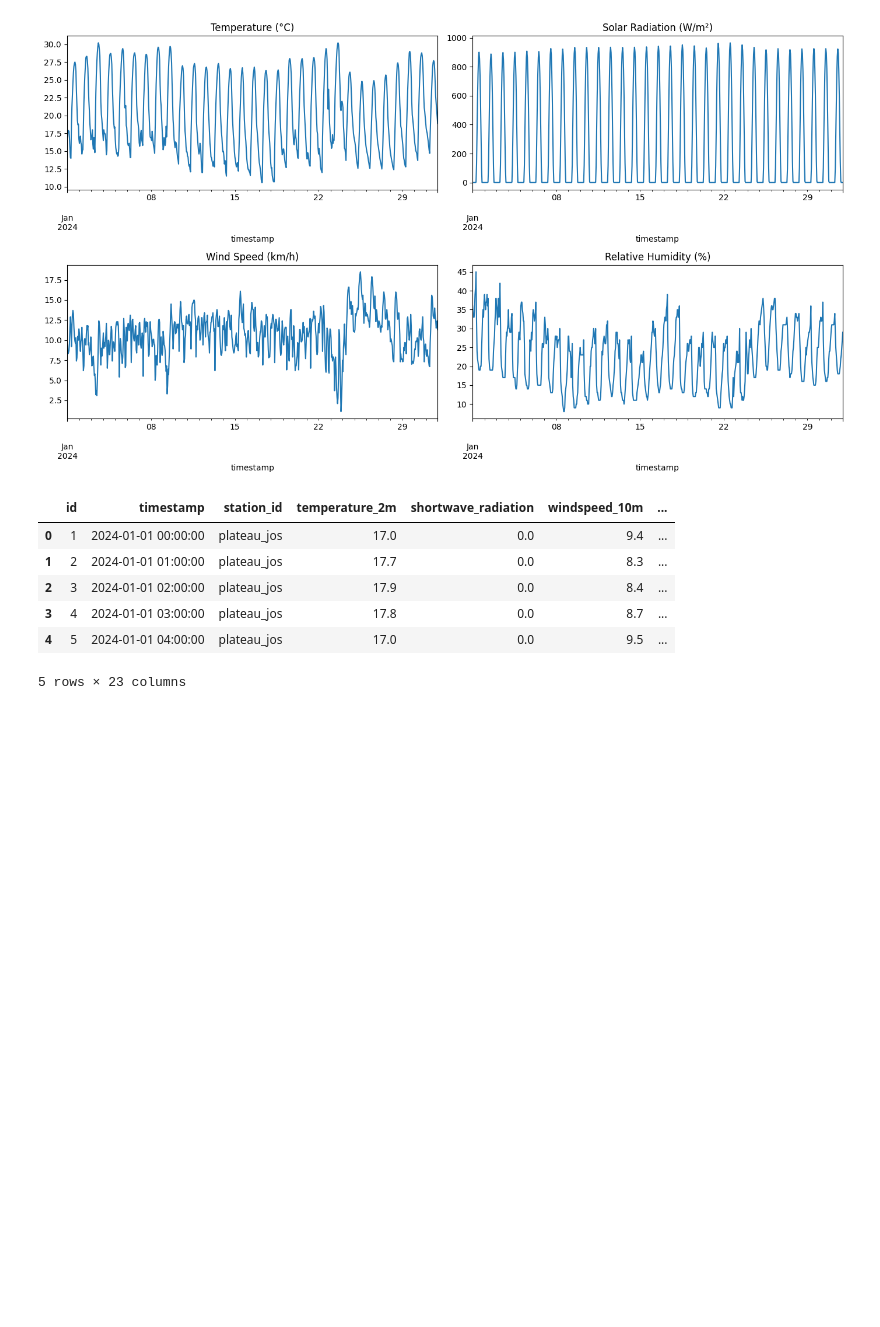
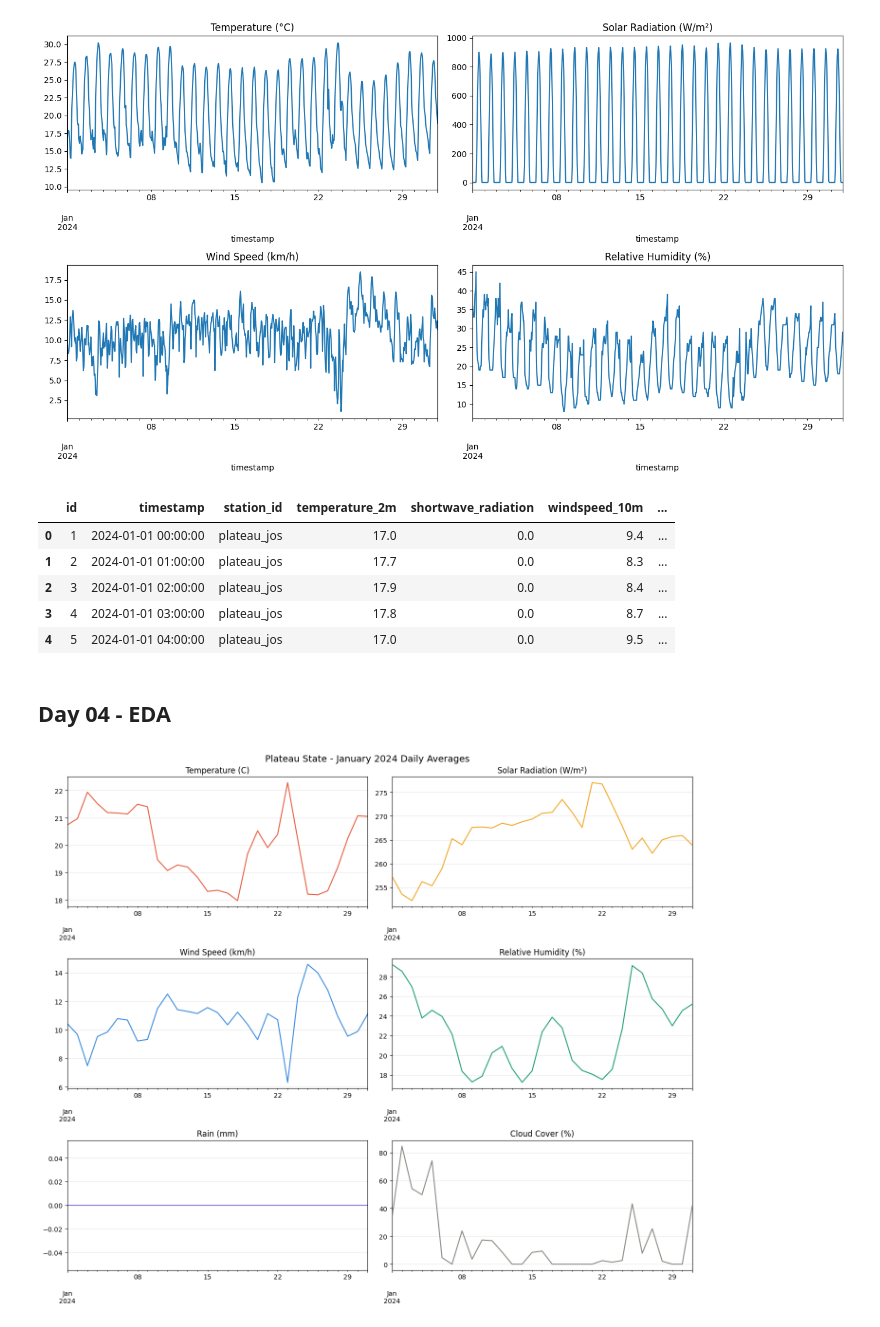
Before and after one commit to mmoh-i/ml-sprint, a Jupyter notebook: notebooks/01_cleaning.ipynb, the cells around one changed output. Cells and saved outputs as stored; diff of their text form; code cells hidden in the pictures; blank space fills up the shorter version.

```diff
--- a/notebooks/01_cleaning.ipynb
+++ b/notebooks/01_cleaning.ipynb
@@ -93,8 +93,8 @@ sensor_cols = [
     "rain", "cloud_cover", "soil_temperature_7_to_28cm", "soil_moisture_7_to_28cm"
 ]
 
-for col in sensor_cols:
-    df[f"{col}_missing"] = df[col].isnull().astype(int)
+# for col in sensor_cols:
+#     df[f"{col}_missing"] = df[col].isnull().astype(int)
 # %% [markdown]
 ## Removing outliers
 # %%
@@ -137,4 +137,27 @@ df.head()
 | 2 | 3 | 2024-01-01 02:00:00 | plateau_jos | 17.9 | 0.0 | 8.4 | ... |
 | 3 | 4 | 2024-01-01 03:00:00 | plateau_jos | 17.8 | 0.0 | 8.7 | ... |
 | 4 | 5 | 2024-01-01 04:00:00 | plateau_jos | 17.0 | 0.0 | 9.5 | ... |
-5 rows × 23 columns
+# %% [markdown]
+## Day 04 - EDA
+# %%
+df_plot = df.set_index("timestamp")
+daily = df_plot.resample("D").mean(numeric_only=True)
+
+fig, axes = plt.subplots(3, 2, figsize=(14, 12))
+fig.suptitle("Plateau State - January 2024 Daily Averages", fontsize=14)
+
+daily["temperature_2m"].plot(ax=axes[0,0], title="Temperature (C)", color="#E8593C")
+daily["shortwave_radiation"].plot(ax=axes[0,1], title="Solar Radiation (W/m²)", color="#F2A623")
+daily["windspeed_10m"].plot(ax=axes[1,0], title="Wind Speed (km/h)", color="#378ADD")
+daily["relative_humidity_2m"].plot(ax=axes[1,1], title="Relative Humidity (%)", color="#1D9E75")
+daily["rain"].plot(ax=axes[2,0], title="Rain (mm)", color="#7F77DD")
+daily["cloud_cover"].plot(ax=axes[2,1], title="Cloud Cover (%)", color="#888780")
+
+for ax in axes.flat:
+    ax.set_xlabel("")
+    ax.grid(alpha=0.3)
+
+plt.tight_layout()
+plt.show()
+# %% [output]
+[figure, added]
```
Also changed, not shown: parts of 19 cells of this notebook, 3 other files.
